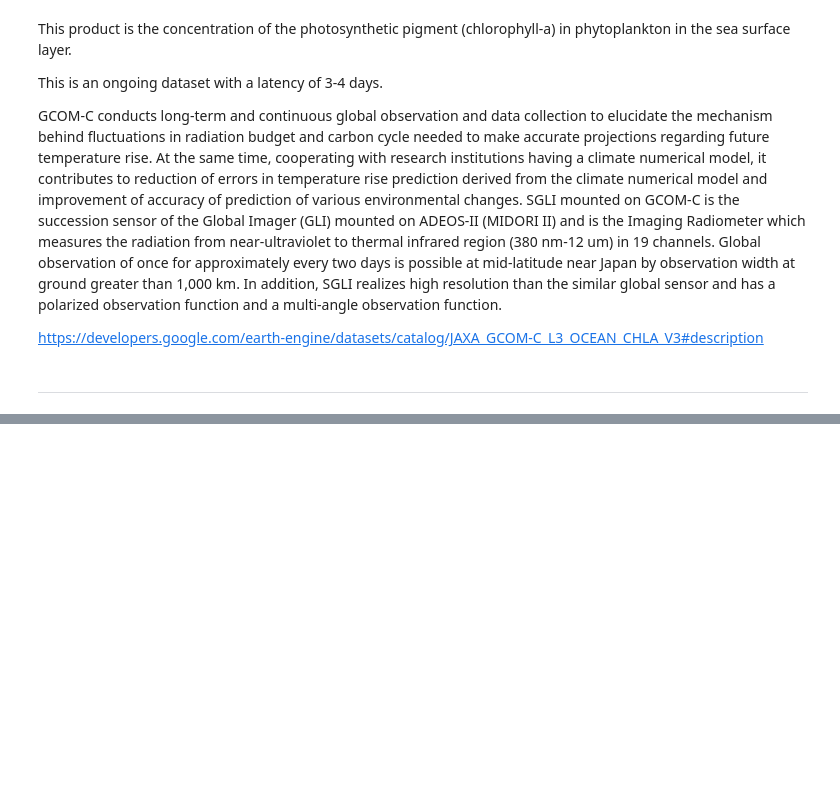
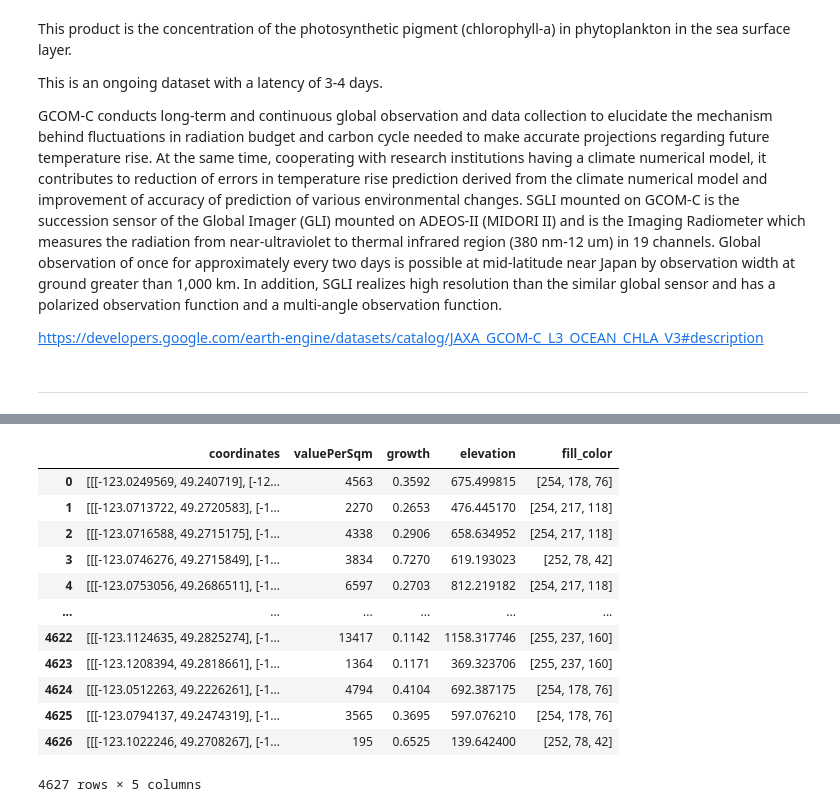
Before and after one commit to pipesalas/avistamiento_ballenas, a Jupyter notebook: notebooks/download_chlorophyll.ipynb, the cells around one changed output, grey strips where cells are left out. Saved outputs shown, nothing was run; the diff lists cells and outputs as text; code cells hidden in the pictures; blank space fills up the shorter version.

```diff
--- a/notebooks/download_chlorophyll.ipynb
+++ b/notebooks/download_chlorophyll.ipynb
@@ -240,0 +252,59 @@ display(my_map)
+# %%
+import math
+DATA_URL = "https://raw.githubusercontent.com/visgl/deck.gl-data/master/examples/geojson/vancouver-blocks.json"
+json = pd.read_json(DATA_URL)
+df = pd.DataFrame()
+
+# Custom color scale
+COLOR_RANGE = [
+    [65, 182, 196],
+    [127, 205, 187],
+    [199, 233, 180],
+    [237, 248, 177],
+    [255, 255, 204],
+    [255, 237, 160],
+    [254, 217, 118],
+    [254, 178, 76],
+    [253, 141, 60],
+    [252, 78, 42],
+    [227, 26, 28],
+    [189, 0, 38],
+    [128, 0, 38],
+]
+
+BREAKS = [-0.6, -0.45, -0.3, -0.15, 0, 0.15, 0.3, 0.45, 0.6, 0.75, 0.9, 1.05, 1.2]
+
+
+def color_scale(val):
+    for i, b in enumerate(BREAKS):
+        if val < b:
+            return COLOR_RANGE[i]
+    return COLOR_RANGE[i]
+
+
+def calculate_elevation(val):
+    return math.sqrt(val) * 10
+
+
+# Parse the geometry out in Pandas
+df["coordinates"] = json["features"].apply(lambda row: row["geometry"]["coordinates"])
+df["valuePerSqm"] = json["features"].apply(lambda row: row["properties"]["valuePerSqm"])
+df["growth"] = json["features"].apply(lambda row: row["properties"]["growth"])
+df["elevation"] = json["features"].apply(lambda row: calculate_elevation(row["properties"]["valuePerSqm"]))
+df["fill_color"] = json["features"].apply(lambda row: color_scale(row["properties"]["growth"]))
+# %%
+df
+# %% [output]
+|  | coordinates | valuePerSqm | growth | elevation | fill_color |
+| 0 | [[[-123.0249569, 49.240719], [-12... | 4563 | 0.3592 | 675.499815 | [254, 178, 76] |
+| 1 | [[[-123.0713722, 49.2720583], [-1... | 2270 | 0.2653 | 476.445170 | [254, 217, 118] |
+| 2 | [[[-123.0716588, 49.2715175], [-1... | 4338 | 0.2906 | 658.634952 | [254, 217, 118] |
+| 3 | [[[-123.0746276, 49.2715849], [-1... | 3834 | 0.7270 | 619.193023 | [252, 78, 42] |
+| 4 | [[[-123.0753056, 49.2686511], [-1... | 6597 | 0.2703 | 812.219182 | [254, 217, 118] |
+| ... | ... | ... | ... | ... | ... |
+| 4622 | [[[-123.1124635, 49.2825274], [-1... | 13417 | 0.1142 | 1158.317746 | [255, 237, 160] |
+| 4623 | [[[-123.1208394, 49.2818661], [-1... | 1364 | 0.1171 | 369.323706 | [255, 237, 160] |
+| 4624 | [[[-123.0512263, 49.2226261], [-1... | 4794 | 0.4104 | 692.387175 | [254, 178, 76] |
+| 4625 | [[[-123.0794137, 49.2474319], [-1... | 3565 | 0.3695 | 597.076210 | [254, 178, 76] |
+| 4626 | [[[-123.1022246, 49.2708267], [-1... | 195 | 0.6525 | 139.642400 | [252, 78, 42] |
+4627 rows × 5 columns
```
Also changed, not shown: parts of 13 cells of this notebook, 16 other files.
